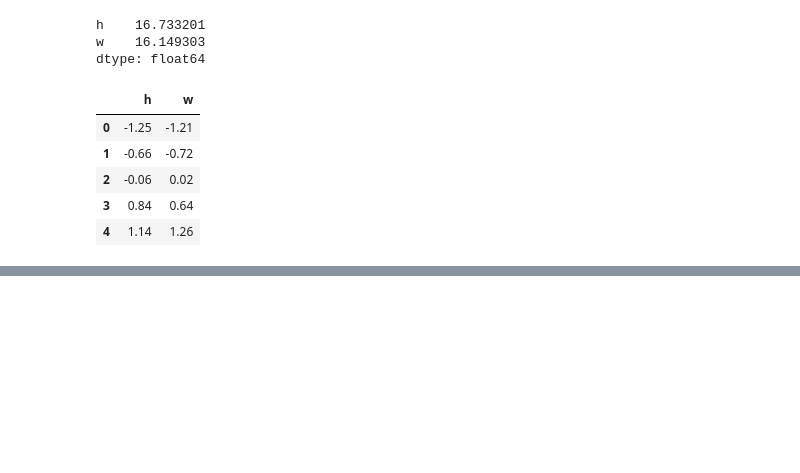
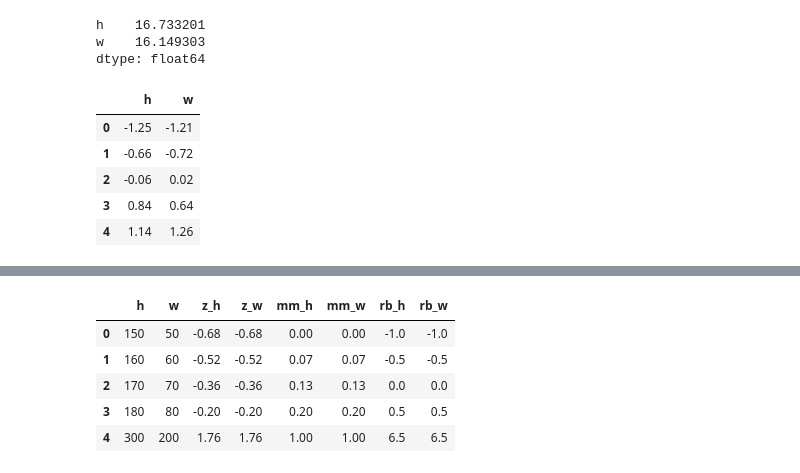
Before and after one commit to raaakibul/Phitron-Course, a Jupyter notebook: Machine_Learning/Module-3/Scaling,_Encoding,_and_Distances.ipynb, the cells around one changed output, grey strips where cells are left out. Saved outputs shown, nothing was run; the diff lists cells and outputs as text; code cells hidden in the pictures; blank space fills up the shorter version.

```diff
--- a/Machine_Learning/Module-3/Scaling,_Encoding,_and_Distances.ipynb
+++ b/Machine_Learning/Module-3/Scaling,_Encoding,_and_Distances.ipynb
@@ -32,0 +159,24 @@ dtype: float64
+# %%
+# standardization/z score
+m = df.mean()
+s = df.std()
+z = (df - m) / s
+
+# min max
+mn = df.min()
+mx = df.max()
+mm = (df - mn) / (mx - mn)
+
+# side-by-side
+out = pd.concat([df,
+                 z.add_prefix('z_'),
+                 mm.add_prefix('mm_'),
+                 rb.add_prefix('rb_')], axis=1)
+out.round(2)
+# %% [output]
+|  | h | w | z_h | z_w | mm_h | mm_w | rb_h | rb_w |
+| 0 | 150 | 50 | -0.68 | -0.68 | 0.00 | 0.00 | -1.0 | -1.0 |
+| 1 | 160 | 60 | -0.52 | -0.52 | 0.07 | 0.07 | -0.5 | -0.5 |
+| 2 | 170 | 70 | -0.36 | -0.36 | 0.13 | 0.13 | 0.0 | 0.0 |
+| 3 | 180 | 80 | -0.20 | -0.20 | 0.20 | 0.20 | 0.5 | 0.5 |
+| 4 | 300 | 200 | 1.76 | 1.76 | 1.00 | 1.00 | 6.5 | 6.5 |
```
Also changed, not shown: parts of 15 cells of this notebook.
